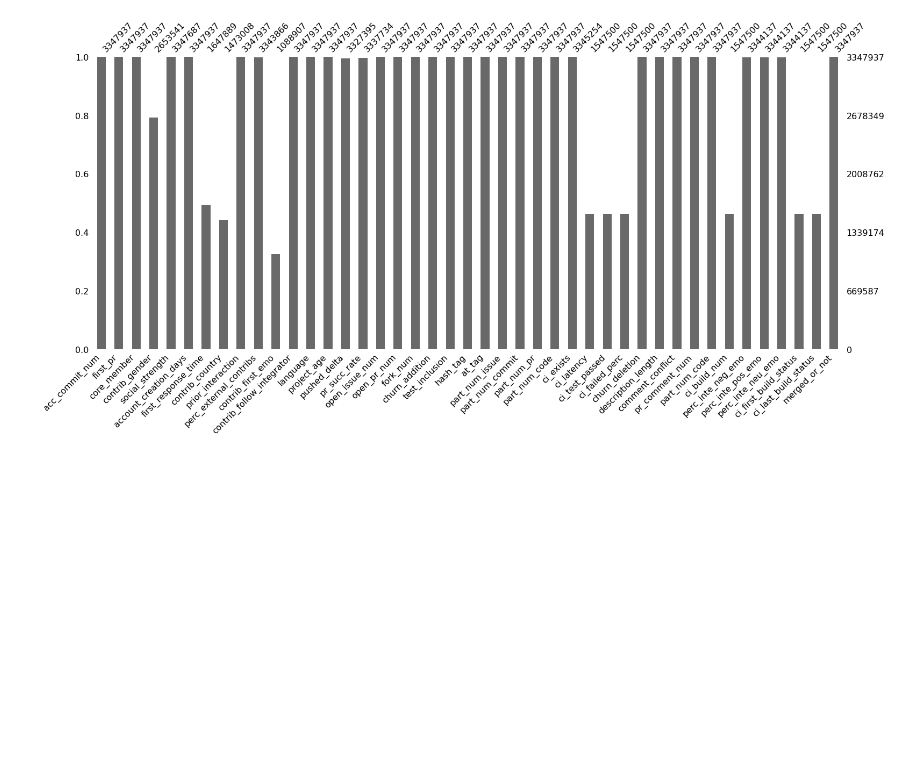
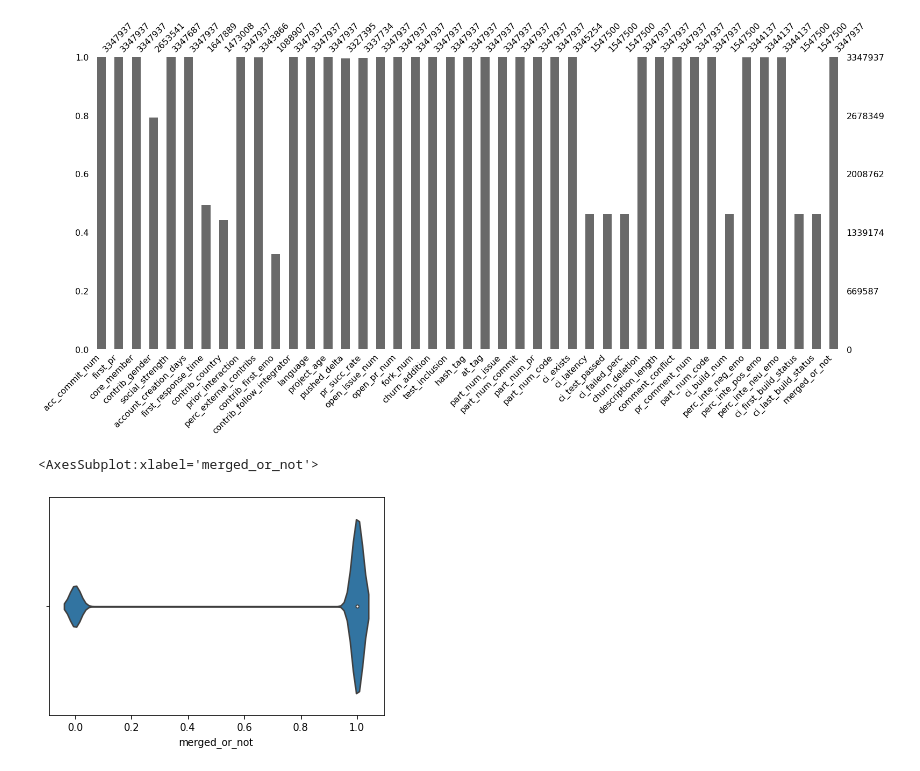
Before and after one commit to PrithaSarkar/Dissertation, a Jupyter notebook: Development/EDA.ipynb, the cells around one changed output. Cells and saved outputs as stored; diff of their text form; code cells hidden in the pictures; blank space fills up the shorter version.

```diff
--- a/Development/EDA.ipynb
+++ b/Development/EDA.ipynb
@@ -106,3 +79,9 @@ msno.bar(new_df)
 # %% [output]
 <AxesSubplot:>
 [figure]
+# %%
+plt.figure()
+sns.violinplot("merged_or_not", hue = new_df["merged_or_not"], data = new_df, split = True)
+# %% [output]
+<AxesSubplot:xlabel='merged_or_not'>
+[figure, added]
```
Also changed, not shown: parts of 4 cells of this notebook.
